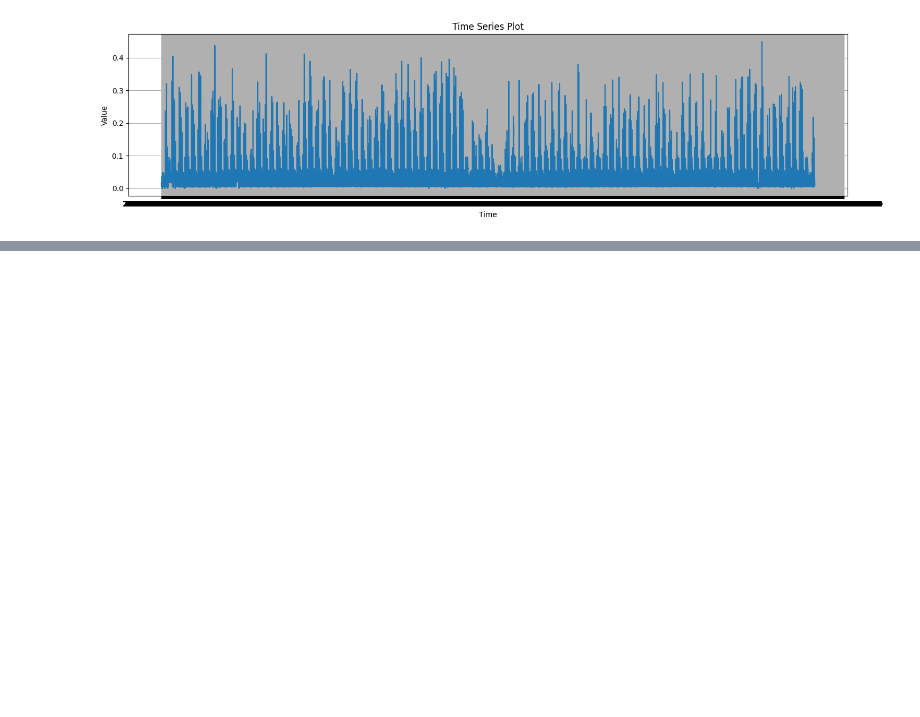
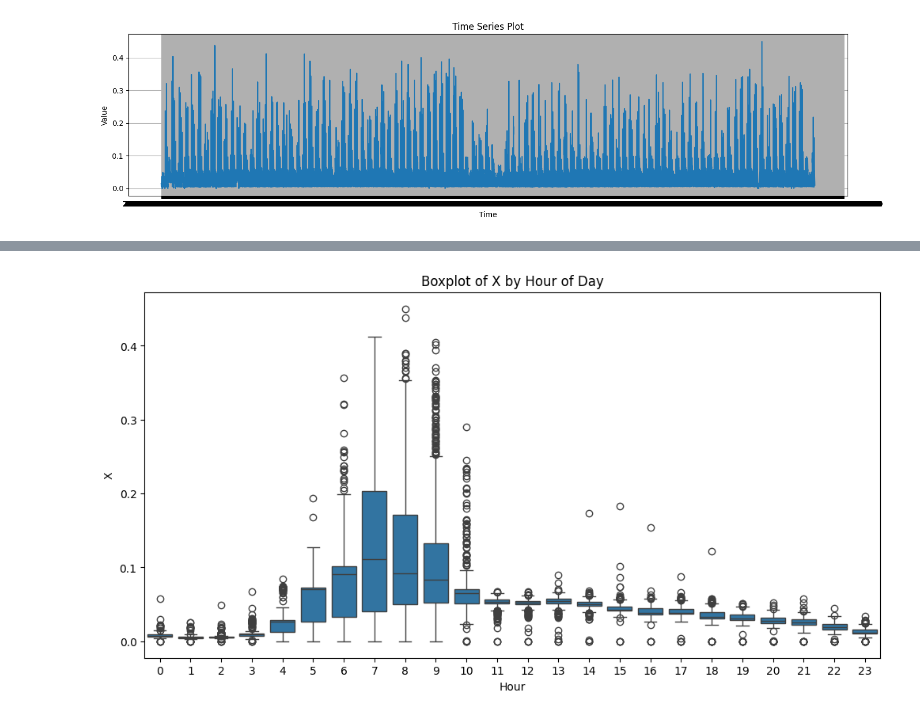
Before and after one commit to SergioV3005/hourly-time-series-traffic, a Jupyter notebook: exploration.ipynb, the cells around one changed output, grey strips where cells are left out. Cells and saved outputs as stored; diff of their text form; code cells hidden in the pictures; blank space fills up the shorter version.

```diff
--- a/exploration.ipynb
+++ b/exploration.ipynb
@@ -64,19 +66,3 @@ import plotly.express as px
 fig = px.line(df, x='DateTime', y='X', title="Time Series Plot")
 fig.update_layout(xaxis_title="Time", yaxis_title="Value")
 fig.show()
-# %%
-# Replace zero values with 24-hour median
-def replace_zeros_with_moving_median(series, window=24):
-    zero_indices = series[series == 0].index
-    for idx in zero_indices:
-        left = max(0, idx - window // 2)
-        right = min(len(series), idx + window // 2)
-        median_val = series[left:right].median()
-        series.at[idx] = median_val
-    return series
-
-df['X'] = replace_zeros_with_moving_median(df['X'])
-# %%
-# Handle outliers: replace > 99th percentile with median
-threshold = df['X'].quantile(0.99)
-df.loc[df['X'] > threshold, 'X'] = df['X'].median()
@@ -111,0 +85,12 @@ plt.show()
+# %%
+import seaborn as sns
+import matplotlib.pyplot as plt
+
+plt.figure(figsize=(12, 6))
+sns.boxplot(data=df, x=df['Hour'], y=df['X'])  # Replace 'df' and 'X' if different
+plt.title('Boxplot of X by Hour of Day')
+plt.xlabel('Hour')
+plt.ylabel('X')
+plt.show()
+# %% [output]
+[figure, added]
```
Also changed, not shown: parts of 14 cells of this notebook, 2 other files.
